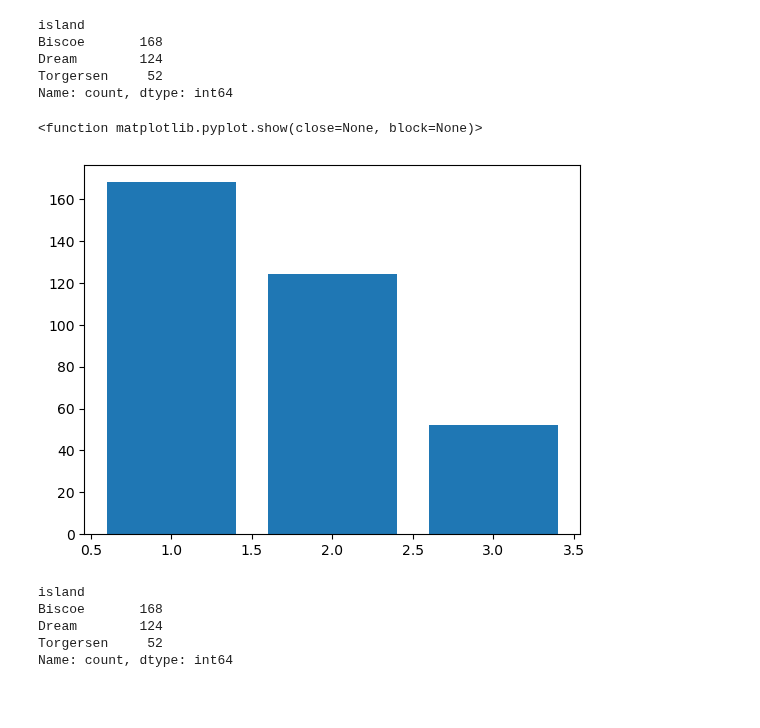
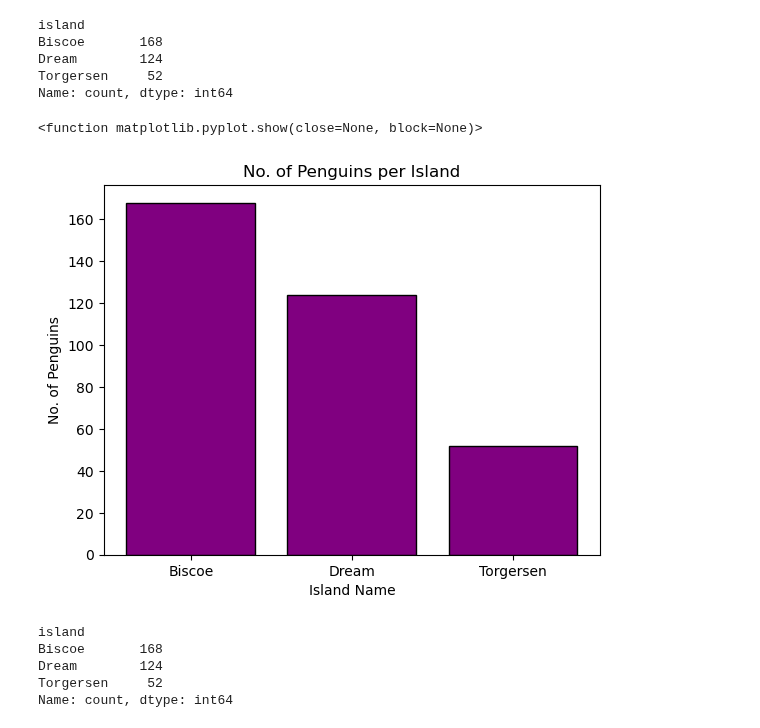
Before and after one commit to IreneKilgannon/DataAnalytics, a Jupyter notebook: penguins.ipynb, the cells around one changed output. Cells and saved outputs as stored; diff of their text form; code cells hidden in the pictures; blank space fills up the shorter version.

Commit message:
adding bar charts

```diff
--- a/penguins.ipynb
+++ b/penguins.ipynb
@@ -167,14 +167,18 @@ Dream        124
 Torgersen     52
 Name: count, dtype: int64
 # %%
-xpoints = np.array([1, 2, 3])
+xpoints = np.array(["Biscoe", "Dream", "Torgersen"])
 ypoints = np.array(df['island'].value_counts())
 
-plt.bar(xpoints, ypoints)
+plt.bar(xpoints, ypoints, color = 'purple', edgecolor = "black")
+
+plt.xlabel("Island Name")
+plt.ylabel("No. of Penguins")
+plt.title("No. of Penguins per Island")
 plt.show
 # %% [output]
 <function matplotlib.pyplot.show(close=None, block=None)>
-[figure, old version]
+[figure, new version]
 # %%
 df['island'].value_counts()
 # %% [output]
```
Also changed, not shown: parts of 6 cells of this notebook.
